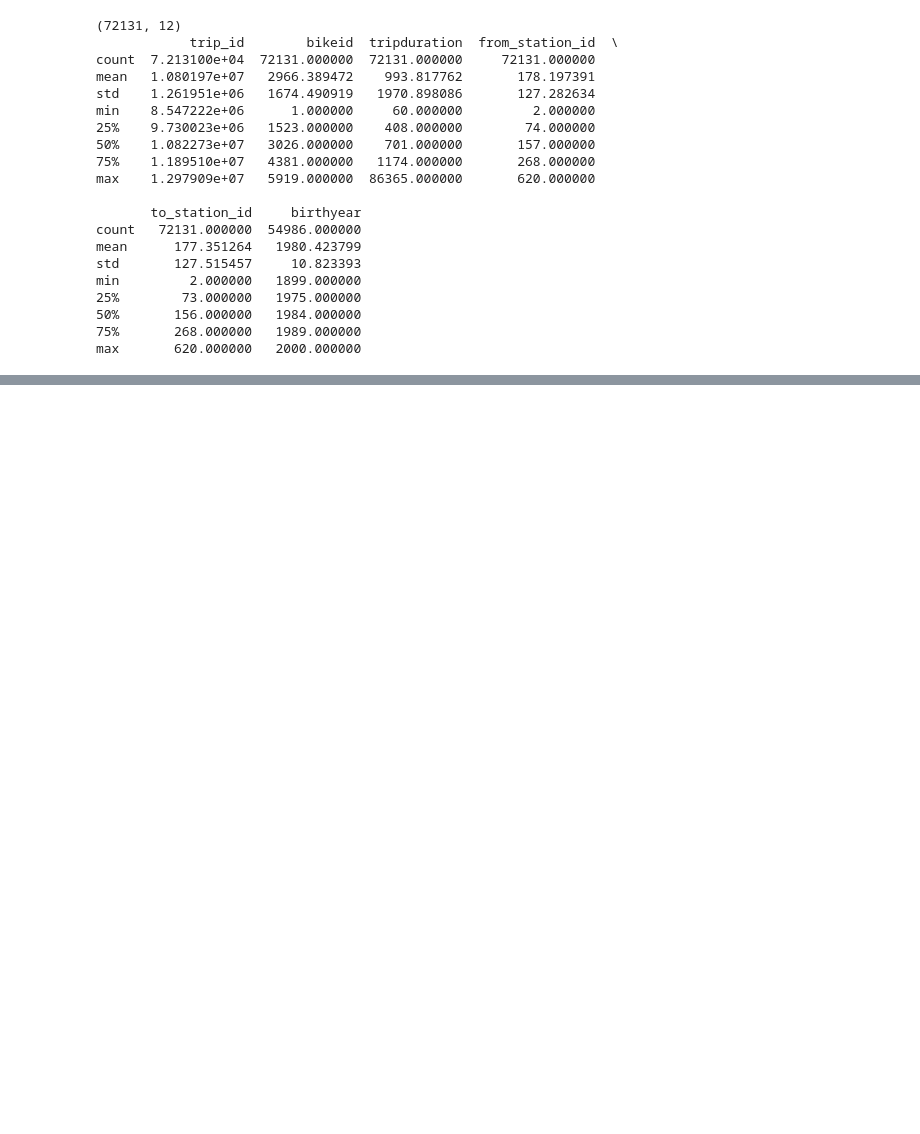
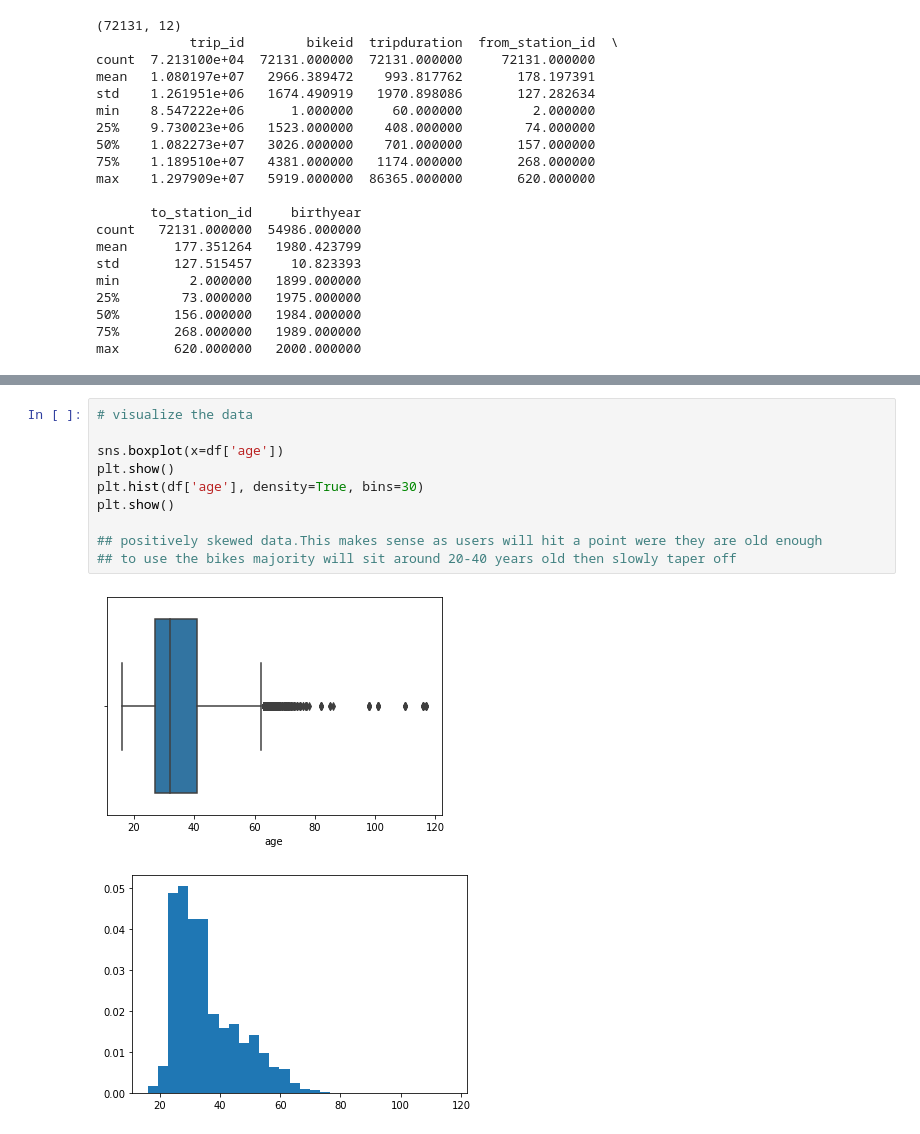
Before and after one commit to TrellixVulnTeam/bikeshare_project_W1CO, a Jupyter notebook: bikeshare_eda.ipynb, the cells around one changed output, grey strips where cells are left out. Drawn from its saved outputs; the diff is of its cells as text; blank space fills up the shorter version.

```diff
--- a/bikeshare_eda.ipynb
+++ b/bikeshare_eda.ipynb
@@ -45,0 +130,13 @@ max       620.000000   2000.000000
+# %%
+# visualize the data
+
+sns.boxplot(x=df['age'])
+plt.show()
+plt.hist(df['age'], density=True, bins=30)
+plt.show()
+
+## positively skewed data.This makes sense as users will hit a point were they are old enough
+## to use the bikes majority will sit around 20-40 years old then slowly taper off
+# %% [output]
+[figure, added]
+[figure, added]
```
Also changed, not shown: parts of 16 cells of this notebook.
